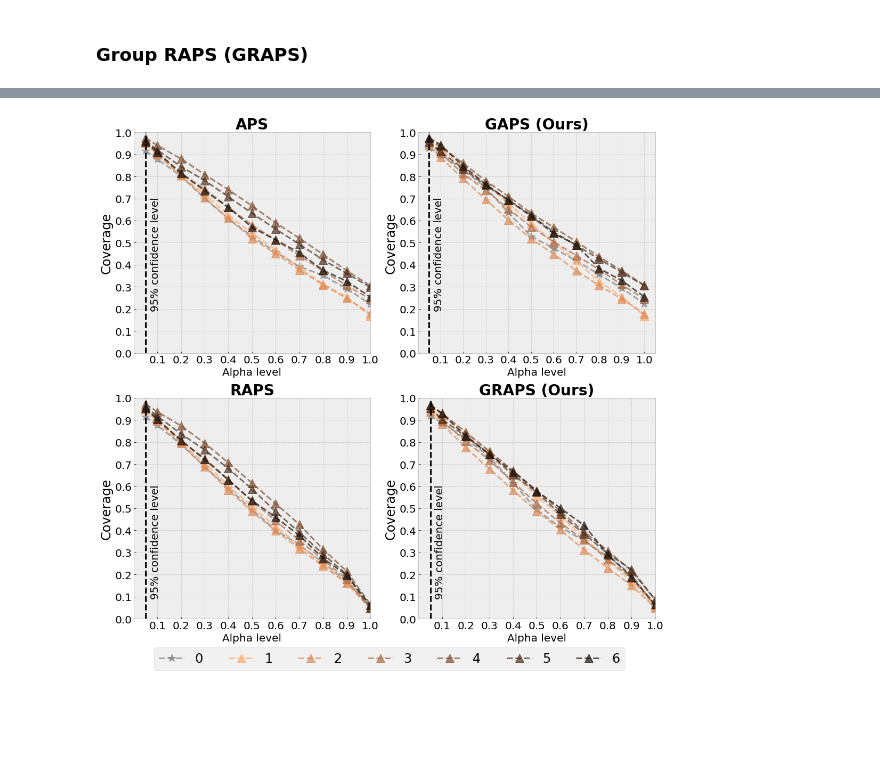
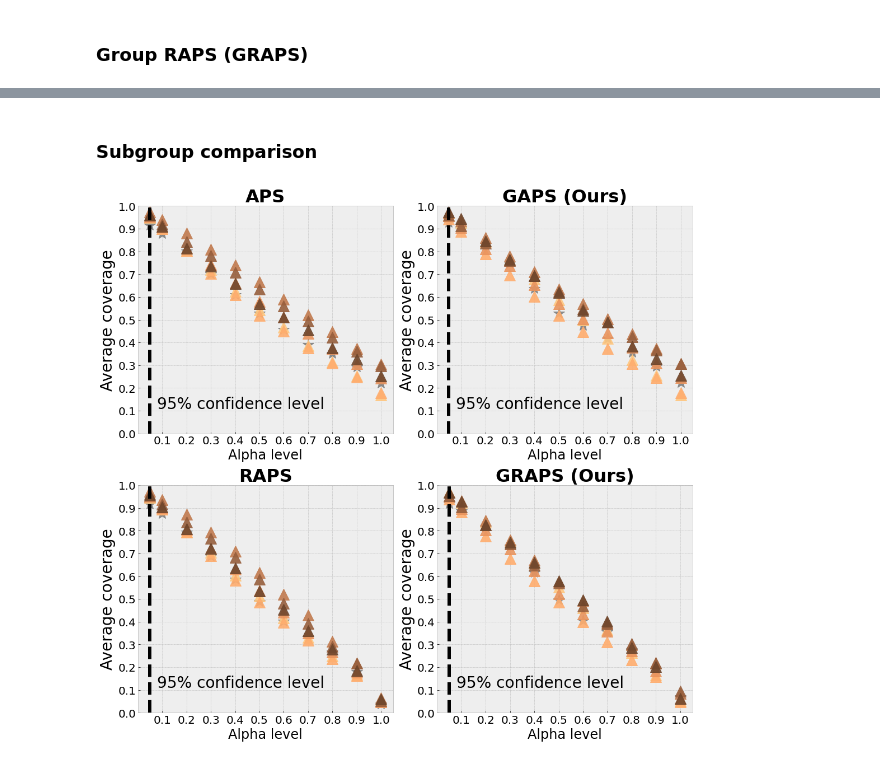
Before and after one commit to clu5/AAAI-22, a Jupyter notebook: notebooks/fitz.ipynb, the cells around one changed output, grey strips where cells are left out. Cells and saved outputs as stored; diff of their text form; code cells hidden in the pictures; blank space fills up the shorter version.

```diff
--- a/notebooks/fitz.ipynb
+++ b/notebooks/fitz.ipynb
@@ -70,10 +70,10 @@ class_dict_9 = {'benign dermal': 0, 'benign epidermal': 1, 'benign melanocyte':
 import matplotlib.pyplot as plt
 import numpy as np
 
-colors = plt.cm.copper_r(np.linspace(0, 0.9, 7))
+SKIN_COLORS = plt.cm.copper_r(np.linspace(0, 0.65, 6))
 fontsize=24
 
-classes = ['Benign', 'Malignant', 'Non-neoplastic']
+classes = ['Benign', 'Malignant', 'Non-\nneoplastic']
 
 x = np.arange(len(classes))  # the label locations
 width = 0.12  # the width of the bars
@@ -81,7 +81,7 @@ width = 0.12  # the width of the bars
 fig, ax = plt.subplots(figsize=(16, 12))
 
 f0 = ax.barh(
-    x - 3*width,
+    x + 3*width,
     list(
         map(
             lambda x: x[1],
@@ -94,7 +94,7 @@ f0 = ax.barh(
     width, label='0 (Missing)', color='gray',
 )
 f1 = ax.barh(
-    x - 2*width,
+    x + 2*width,
     list(
         map(
             lambda x: x[1],
@@ -107,7 +107,7 @@ f1 = ax.barh(
     width, label='1', color=colors[0]
 )
 f2 = ax.barh(
-    x - width,
+    x + width,
     list(
         map(
             lambda x: x[1],
@@ -133,7 +133,7 @@ f3 = ax.barh(
     width, label='3', color=colors[2]
 )
 f4 = ax.barh(
-    x + width,
+    x - width,
     list(
         map(
             lambda x: x[1],
@@ -146,7 +146,7 @@ f4 = ax.barh(
     width, label='4', color=colors[3]
 )
 f5 = ax.barh(
-    x + 2*width,
+    x - 2*width,
     list(
         map(
             lambda x: x[1],
@@ -159,7 +159,7 @@ f5 = ax.barh(
     width, label='5', color=colors[4]
 )
 f6 = ax.barh(
-    x + 3*width,
+    x - 3*width,
     list(
         map(
             lambda x: x[1],
@@ -642,7 +691,7 @@ plt.show()
 * Calibration set for correct marginal coverage
 * Parameterized regulaization penality $\lambda$ and $K$
 # %%
-K_REG = 20
+K_REG = 1
 LAMBDA = 1e-4
 
 penalty = np.zeros((1, C))
@@ -944,3 +933,5 @@ plt.show()
+# %% [markdown]
+### Subgroup comparison
 # %%
 alpha, naive_subgroup_coverage_mean, naive_subgroup_coverage_std = aggregate_coverage_subgroup(
     test_dfs, prefix='naive'
@@ -973,21 +964,19 @@ alpha, graps_subgroup_cardinality_mean, graps_subgroup_cardinality_std = aggrega
     test_dfs, prefix='graps'
 )
 # %%
-fontsize=24
+fontsize=28
 labelsize=20
 fig, ax = plt.subplots(nrows=2, ncols=2, figsize=(15, 14), sharex=False, sharey=False)
-ls='--'
-lw=3
+ls=''
+lw=6
 marker = '^'
-ms = 16
-alpha=0.7
+ms = 20
+alpha=0.9
 xticks = np.arange(0.1, 1.1, 0.1)
 yticks = np.arange(0, 1.1, 0.1)
-xlim = (0, 1)
-ylim = (0, 1)
+xlim = (0, 1.05)
+ylim = (0.01, 1)
 
-plt.cm.copper_r
-color = plt.cm.copper_r(np.linspace(0, 0.9, 7))
 
 # for i, (k, v) in enumerate(naive_subgroup_coverage_mean.items()):
 #     ax[0, 0].plot(ALPHAS, v, label=f'{k}', ls=ls, lw=lw, alpha=alpha, marker=marker if i != 0 else '*', ms=ms, c=color[i] if i != 0 else 'darkgray')
@@ -999,14 +988,14 @@ color = plt.cm.copper_r(np.linspace(0, 0.9, 7))
 
 # ax[0, 0].plot([0.1, 1], [1, 0], '--', c='k')
 for i, (k, v) in enumerate(aps_subgroup_coverage_mean.items()):
-    ax[0, 0].plot(ALPHAS, v, label=f'{k}', ls=ls, lw=lw, alpha=alpha, marker=marker if i != 0 else '*', ms=ms, c=color[i] if i != 0 else 'gray')
-ax[0, 0].axvline(x=0.05, color="black", linestyle="--", lw=lw)
-ax[0, 0].text(0.07, 0.20,'95% confidence level', rotation=90, fontsize=fontsize - 4)
+    ax[0, 0].plot(ALPHAS, v, label=f'{k}', ls=ls, lw=lw, alpha=alpha, marker=marker if i != 0 else '*', ms=ms, c=SKIN_COLORS[i -1] if i != 0 else 'gray')
+ax[0, 0].axvline(x=0.05, color="black", linestyle='--', lw=lw)
+ax[0, 0].text(0.08, 0.11, '95% confidence level', rotation=0, fontsize=fontsize)
 ax[0, 0].set_title('APS', fontsize=fontsize + 4, fontweight='bold')
 ax[0, 0].set_xlim(*xlim)
 ax[0, 0].set_ylim(*ylim)
-ax[0, 0].set_xlabel('Alpha level', fontsize=fontsize -4)
-ax[0, 0].set_ylabel('Coverage', fontsize=fontsize)
+ax[0, 0].set_xlabel('Alpha level', fontsize=fontsize - 4)
+ax[0, 0].set_ylabel('Average coverage', fontsize=fontsize)
 ax[0, 0].set_xticks(xticks)
 ax[0, 0].set_yticks(yticks)
 ax[0, 0].tick_params(axis='x', labelsize=labelsize)
@@ -1014,52 +1003,53 @@ ax[0, 0].tick_params(axis='y', labelsize=labelsize)
 
 # ax[1, 0].plot([0.1, 1], [1, 0], '--', c='k')
 for i, (k, v) in enumerate(raps_subgroup_coverage_mean.items()):
-    ax[1, 0].plot(ALPHAS, v, label=f'{k}', ls=ls, lw=lw, alpha=alpha, marker=marker if i != 0 else '*', ms=ms, c=color[i] if i != 0 else 'gray')
-ax[1, 0].axvline(x=0.05, color="black", linestyle="--", lw=lw)
-ax[1, 0].text(0.07, 0.10,'95% confidence level', rotation=90, fontsize=fontsize - 4)
+    ax[1, 0].plot(ALPHAS, v, label=f'{k}', ls=ls, lw=lw, alpha=alpha, marker=marker if i != 0 else '*', ms=ms, c=SKIN_COLORS[i-1] if i != 0 else 'gray')
+ax[1, 0].axvline(x=0.05, color="black", linestyle='--', lw=lw)
+ax[1, 0].text(0.08, 0.11, '95% confidence level', rotation=0, fontsize=fontsize)
 ax[1, 0].set_title('RAPS', fontsize=fontsize + 4, fontweight='bold')
 ax[1, 0].set_xlim(*xlim)
 ax[1, 0].set_ylim(*ylim)
 ax[1, 0].set_xlabel('Alpha level', fontsize=fontsize-4)
-ax[1, 0].set_ylabel('Coverage', fontsize=fontsize)
+ax[1, 0].set_ylabel('Average coverage', fontsize=fontsize)
 ax[1, 0].set_xticks(xticks)
 ax[1, 0].set_yticks(yticks)
 ax[1, 0].tick_params(axis='x', labelsize=labelsize)
 ax[1, 0].tick_params(axis='y', labelsize=labelsize)
 
 # ax[0, 1].plot([0, 1], [1, 0], '--', c='k')
 for i, (k, v) in enumerate(gaps_subgroup_coverage_mean.items()):
-    ax[0, 1].plot(ALPHAS, v, label=f'{k}', ls=ls, lw=lw, alpha=alpha, marker=marker if i != 0 else '*', ms=ms, c=color[i] if i != 0 else 'gray')
-ax[0, 1].axvline(x=0.05, color="black", linestyle="--", lw=lw)
-ax[0, 1].text(0.07, 0.20,'95% confidence level', rotation=90, fontsize=fontsize - 4)
+    ax[0, 1].plot(ALPHAS, v, label=f'{k}', ls=ls, lw=lw, alpha=alpha, marker=marker if i != 0 else '*', ms=ms, c=SKIN_COLORS[i-1] if i != 0 else 'gray')
+ax[0, 1].axvline(x=0.05, color="black", linestyle='--', lw=lw)
+ax[0, 1].text(0.08, 0.11, '95% confidence level', rotation=0, fontsize=fontsize)
 ax[0, 1].set_title('GAPS (Ours)', fontsize=fontsize + 4, fontweight='bold')
 ax[0, 1].set_ylim(*ylim)
 ax[0, 1].set_ylim(*ylim)
 ax[0, 1].set_xlabel('Alpha level', fontsize=fontsize-4)
-ax[0, 1].set_ylabel('Coverage', fontsize=fontsize)
+ax[0, 1].set_ylabel('Average coverage', fontsize=fontsize)
 ax[0, 1].set_xticks(xticks)
 ax[0, 1].set_yticks(yticks)
 ax[0, 1].tick_params(axis='x', labelsize=labelsize )
 ax[0, 1].tick_params(axis='y', labelsize=labelsize)
 
 # ax[1, 1].plot([0, 1], [1, 0], '--', c='k')
 for i, (k, v) in enumerate(graps_subgroup_coverage_mean.items()):
-    ax[1, 1].plot(ALPHAS, v, label=f'{k}', ls=ls, lw=lw, alpha=alpha, marker=marker if i != 0 else '*', ms=ms, c=color[i] if i != 0 else 'gray')
-ax[1, 1].axvline(x=0.05, color="black", linestyle="--", lw=lw)
-ax[1, 1].text(0.07, 0.10,'95% confidence level', rotation=90, fontsize=fontsize - 4)
+    ax[1, 1].plot(ALPHAS, v, label=f'{k}', ls=ls, lw=lw, alpha=alpha, marker=marker if i != 0 else '*', ms=ms, c=SKIN_COLORS[i-1] if i != 0 else 'gray')
+ax[1, 1].axvline(x=0.05, color="black", linestyle='--', lw=lw)
+ax[1, 1].text(0.08, 0.11, '95% confidence level', rotation=0, fontsize=fontsize)
 ax[1, 1].set_title('GRAPS (Ours)', fontsize=fontsize + 4, fontweight='bold')
 ax[1, 1].set_xlim(*xlim)
 ax[1, 1].set_ylim(*ylim)
 ax[1, 1].set_xlabel('Alpha level', fontsize=fontsize-4)
-ax[1, 1].set_ylabel('Coverage', fontsize=fontsize)
+ax[1, 1].set_ylabel('Average coverage', fontsize=fontsize)
 ax[1, 1].set_xticks(xticks)
 ax[1, 1].set_yticks(yticks)
 ax[1, 1].tick_params(axis='x', labelsize=labelsize )
 ax[1, 1].tick_params(axis='y', labelsize=labelsize)
 
 plt.tight_layout()
-plt.legend(fontsize=fontsize, bbox_to_anchor=(0.90, -0.10, 0, 0), ncol=7)
-plt.savefig('/Users/charles.lu/AAAI/figures/fitz-subgroup-coverage.png')
+# plt.legend(fontsize=fontsize - 4, bbox_to_anchor=(0.94, -0.12, 0, 0), ncol=7)
+plt.savefig(fig_dir / 'fitz-subgroup-coverage.png')
+plt.show()
 # %% [output]
-[figure, old version]
+[figure, new version]
 # %%
```
Also changed, not shown: parts of 89 cells of this notebook.
